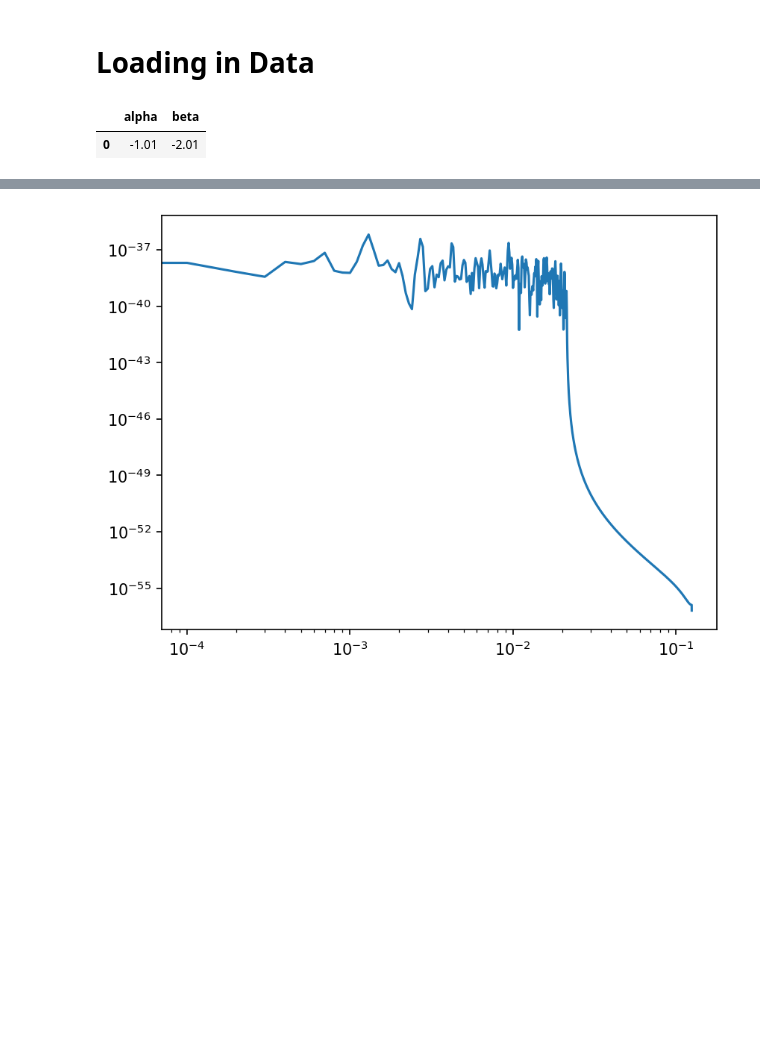
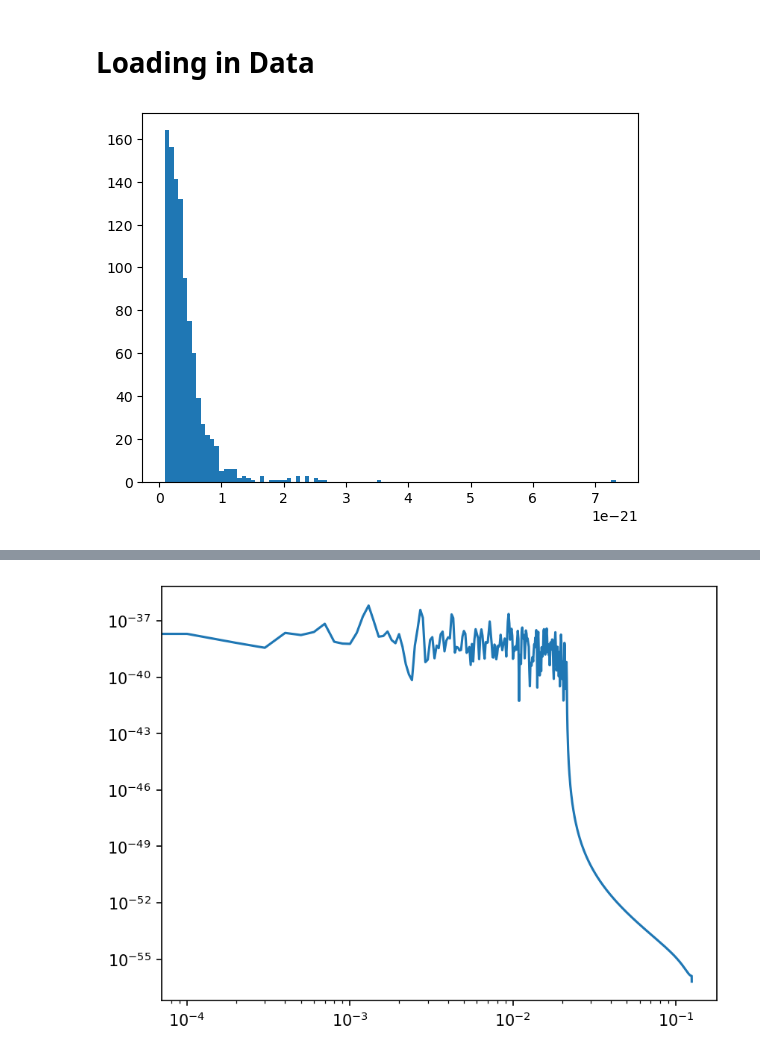
Before and after one commit to criswellalexander/gb-population-inference, a Jupyter notebook: datageneration/FinalDataGeneration.ipynb, the cells around one changed output, grey strips where cells are left out. Drawn from its saved outputs; the diff is of its cells as text; code cells hidden in the pictures; blank space fills up the shorter version.

Commit message:
changes to the data generation

```diff
--- a/datageneration/FinalDataGeneration.ipynb
+++ b/datageneration/FinalDataGeneration.ipynb
@@ -33,11 +33,12 @@ Data saved to ./injected_population.hdf5
 # %%
 from datageneration import DataLoader
 
-data = DataLoader("./injected_population.hdf5")
+data = DataLoader("/Users/asadh/Documents/GitHub/gb-population-inference/datageneration/injected_population.hdf5")
 # %%
 data.strain, data.time, data.sample_rate, data.duration; # Extract things from the data object
 # %%
-data.population_parameters
+import matplotlib.pyplot as plt
+plt.hist(data.loaded_dict['injected_population']['amplitude'], bins=100)
+plt.show()
 # %% [output]
-|  | alpha | beta |
-| 0 | -1.01 | -2.01 |
+[figure, added]
```
Also changed, not shown: parts of 1 cell of this notebook, 4 other files.
